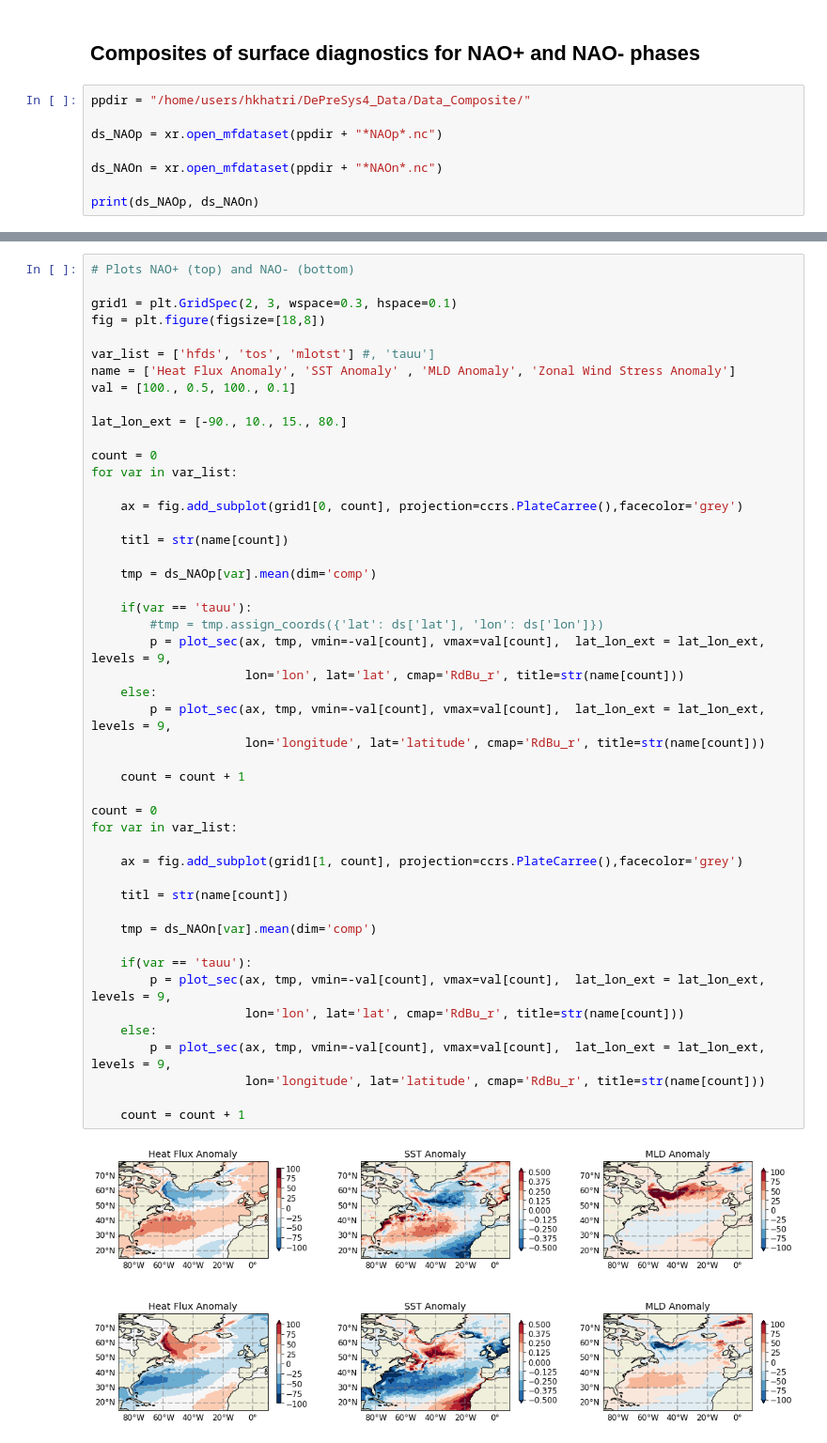
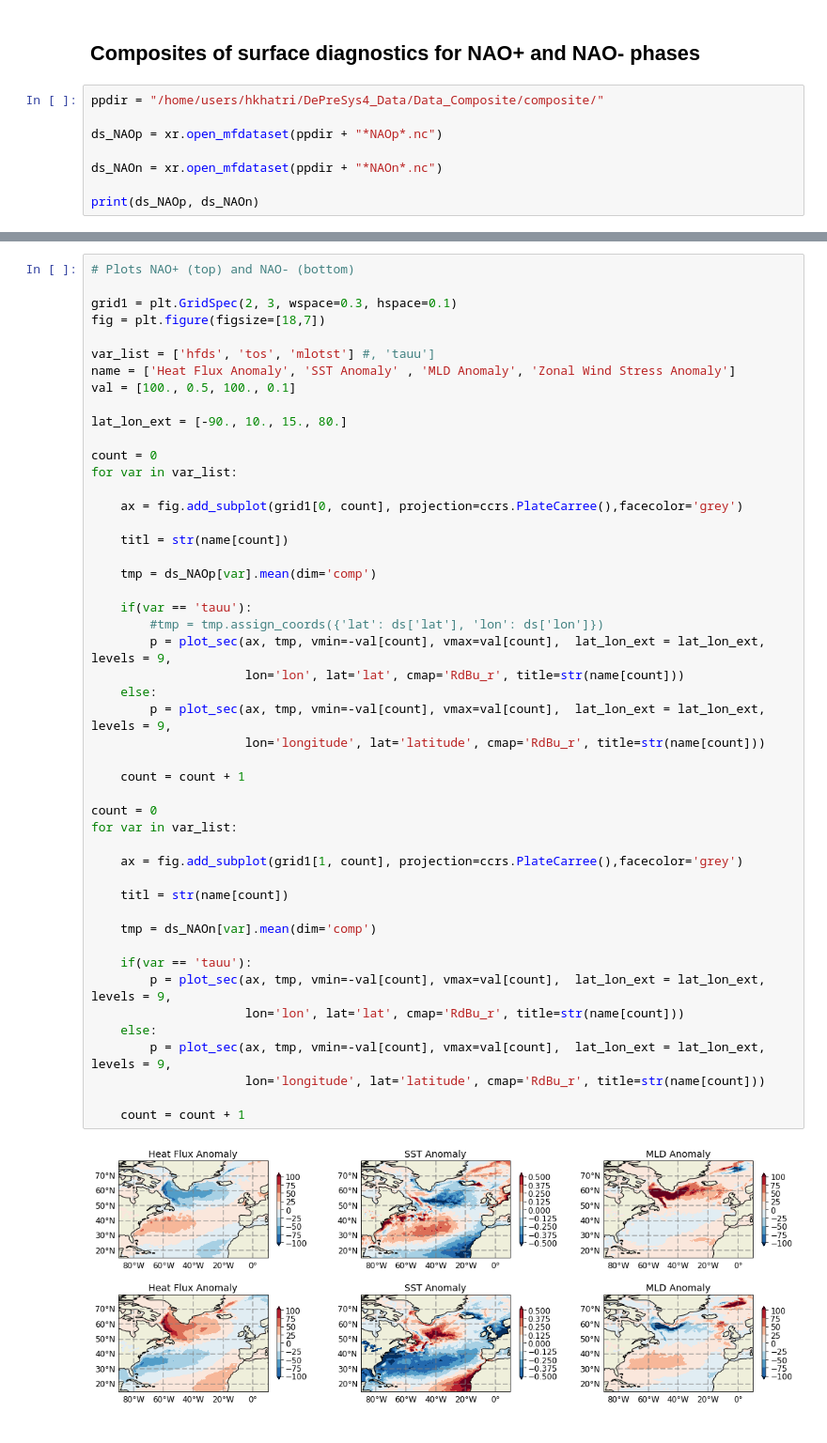
Before and after one commit to hmkhatri/AMOC_Variability_DePreSys_MET, a Jupyter notebook: Notebooks/Analysis/Plot_Composite_diagnostics_NAO.ipynb, the cells around one changed output, grey strips where cells are left out. Shown at 94% size. Drawn from its saved outputs; the diff is of its cells as text.

```diff
--- a/Notebooks/Analysis/Plot_Composite_diagnostics_NAO.ipynb
+++ b/Notebooks/Analysis/Plot_Composite_diagnostics_NAO.ipynb
@@ -242,7 +242,7 @@ for var in var_list:
 # %% [markdown]
 ## Composites of surface diagnostics for NAO+ and NAO- phases
 # %%
-ppdir = "/home/users/hkhatri/DePreSys4_Data/Data_Composite/"
+ppdir = "/home/users/hkhatri/DePreSys4_Data/Data_Composite/composite/"
 
 ds_NAOp = xr.open_mfdataset(ppdir + "*NAOp*.nc")
 
@@ -271,7 +271,7 @@ Data variables:
 # Plots NAO+ (top) and NAO- (bottom)
 
 grid1 = plt.GridSpec(2, 3, wspace=0.3, hspace=0.1)
-fig = plt.figure(figsize=[18,8])
+fig = plt.figure(figsize=[18,7])
 
 var_list = ['hfds', 'tos', 'mlotst'] #, 'tauu']
 name = ['Heat Flux Anomaly', 'SST Anomaly' , 'MLD Anomaly', 'Zonal Wind Stress Anomaly']
@@ -289,34 +289,34 @@ for var in var_list:
     tmp = ds_NAOp[var].mean(dim='comp')
 
     if(var == 'tauu'):
         #tmp = tmp.assign_coords({'lat': ds['lat'], 'lon': ds['lon']})
         p = plot_sec(ax, tmp, vmin=-val[count], vmax=val[count],  lat_lon_ext = lat_lon_ext, levels = 9,
                      lon='lon', lat='lat', cmap='RdBu_r', title=str(name[count]))
     else:
         p = plot_sec(ax, tmp, vmin=-val[count], vmax=val[count],  lat_lon_ext = lat_lon_ext, levels = 9,
                      lon='longitude', lat='latitude', cmap='RdBu_r', title=str(name[count]))
 
     count = count + 1
 
 count = 0
 for var in var_list:
 
     ax = fig.add_subplot(grid1[1, count], projection=ccrs.PlateCarree(),facecolor='grey')
 
     titl = str(name[count])
 
     tmp = ds_NAOn[var].mean(dim='comp')
 
     if(var == 'tauu'):
         p = plot_sec(ax, tmp, vmin=-val[count], vmax=val[count],  lat_lon_ext = lat_lon_ext, levels = 9,
                      lon='lon', lat='lat', cmap='RdBu_r', title=str(name[count]))
     else:
         p = plot_sec(ax, tmp, vmin=-val[count], vmax=val[count],  lat_lon_ext = lat_lon_ext, levels = 9,
                      lon='longitude', lat='latitude', cmap='RdBu_r', title=str(name[count]))
 
     count = count + 1
 # %% [output]
-[figure, old version]
+[figure, new version]
 # %%
 # Plots NAO+ (top) and NAO- (bottom)
 
```
Also changed, not shown: parts of 2 cells of this notebook, 1 other file.
